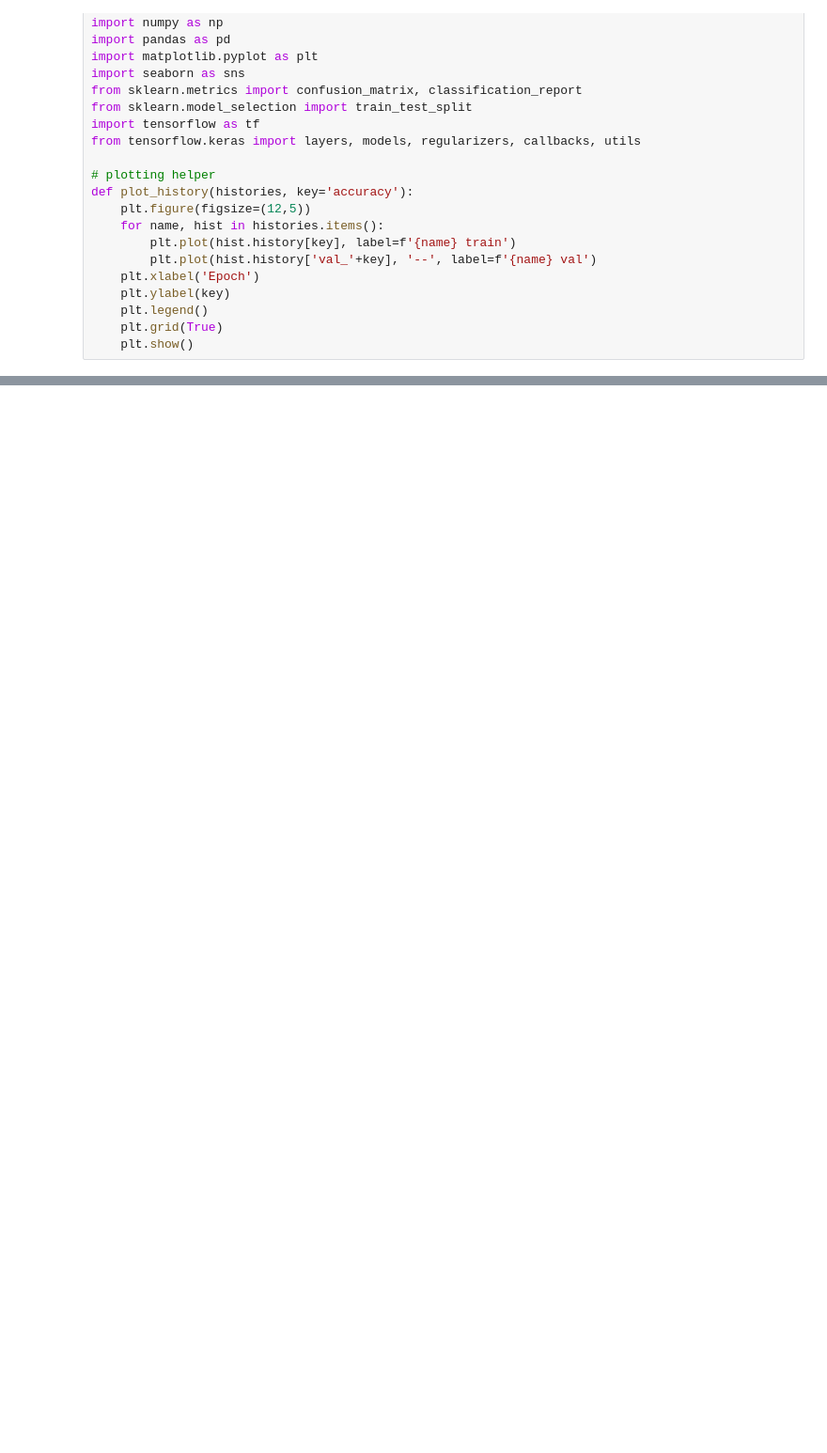
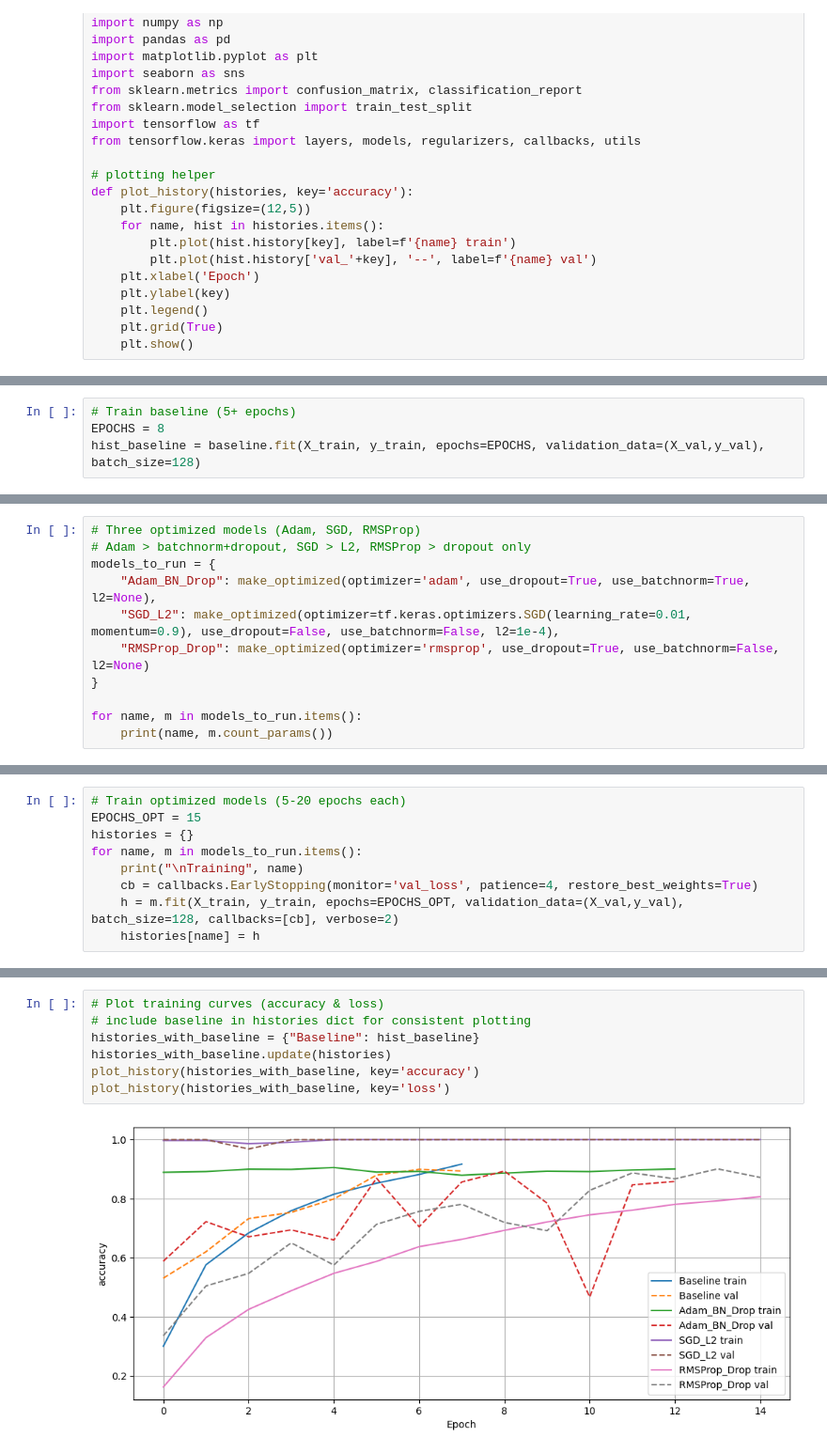
Before and after one commit to mizpahh/CSB410_Project2, a Jupyter notebook: main.ipynb, the cells around one changed output, grey strips where cells are left out. Shown: that part at 94% size. Cells and saved outputs as stored; diff of their text form; blank space fills up the shorter version.

```diff
--- a/main.ipynb
+++ b/main.ipynb
@@ -67,0 +178,4 @@ FileNotFoundError: [Errno 2] No such file or directory: '/content/data/sign_mnis
+# %%
+# Train baseline (5+ epochs)
+EPOCHS = 8
+hist_baseline = baseline.fit(X_train, y_train, epochs=EPOCHS, validation_data=(X_val,y_val), batch_size=128)
@@ -67,0 +227,11 @@ FileNotFoundError: [Errno 2] No such file or directory: '/content/data/sign_mnis
+# %%
+# Three optimized models (Adam, SGD, RMSProp)
+# Adam > batchnorm+dropout, SGD > L2, RMSProp > dropout only
+models_to_run = {
+    "Adam_BN_Drop": make_optimized(optimizer='adam', use_dropout=True, use_batchnorm=True, l2=None),
+    "SGD_L2": make_optimized(optimizer=tf.keras.optimizers.SGD(learning_rate=0.01, momentum=0.9), use_dropout=False, use_batchnorm=False, l2=1e-4),
+    "RMSProp_Drop": make_optimized(optimizer='rmsprop', use_dropout=True, use_batchnorm=False, l2=None)
+}
+
+for name, m in models_to_run.items():
+    print(name, m.count_params())
@@ -67,0 +242,9 @@ FileNotFoundError: [Errno 2] No such file or directory: '/content/data/sign_mnis
+# %%
+# Train optimized models (5-20 epochs each)
+EPOCHS_OPT = 15
+histories = {}
+for name, m in models_to_run.items():
+    print("\nTraining", name)
+    cb = callbacks.EarlyStopping(monitor='val_loss', patience=4, restore_best_weights=True)
+    h = m.fit(X_train, y_train, epochs=EPOCHS_OPT, validation_data=(X_val,y_val), batch_size=128, callbacks=[cb], verbose=2)
+    histories[name] = h
@@ -67,0 +269,9 @@ FileNotFoundError: [Errno 2] No such file or directory: '/content/data/sign_mnis
+# %%
+# Plot training curves (accuracy & loss)
+# include baseline in histories dict for consistent plotting
+histories_with_baseline = {"Baseline": hist_baseline}
+histories_with_baseline.update(histories)
+plot_history(histories_with_baseline, key='accuracy')
+plot_history(histories_with_baseline, key='loss')
+# %% [output]
+[figure, added]
```
Also changed, not shown: parts of 16 cells of this notebook.
